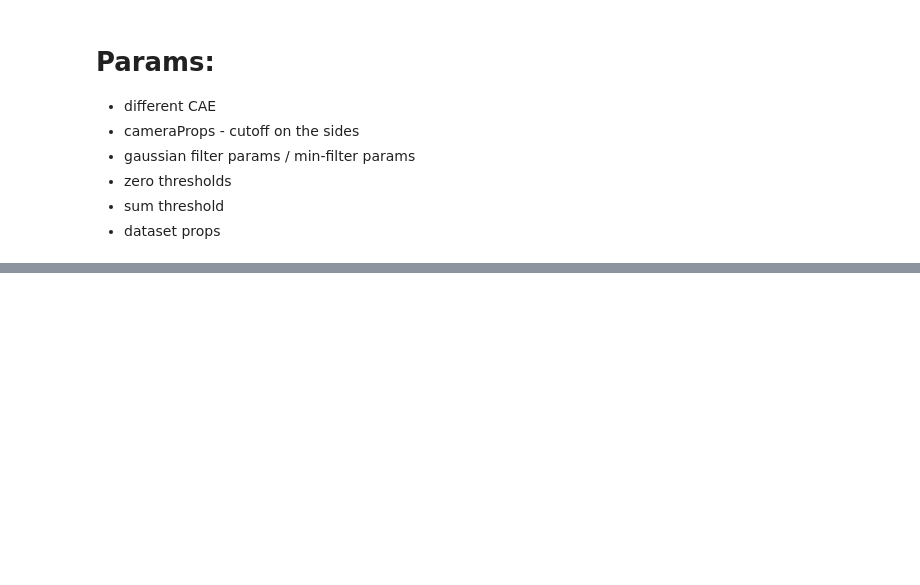
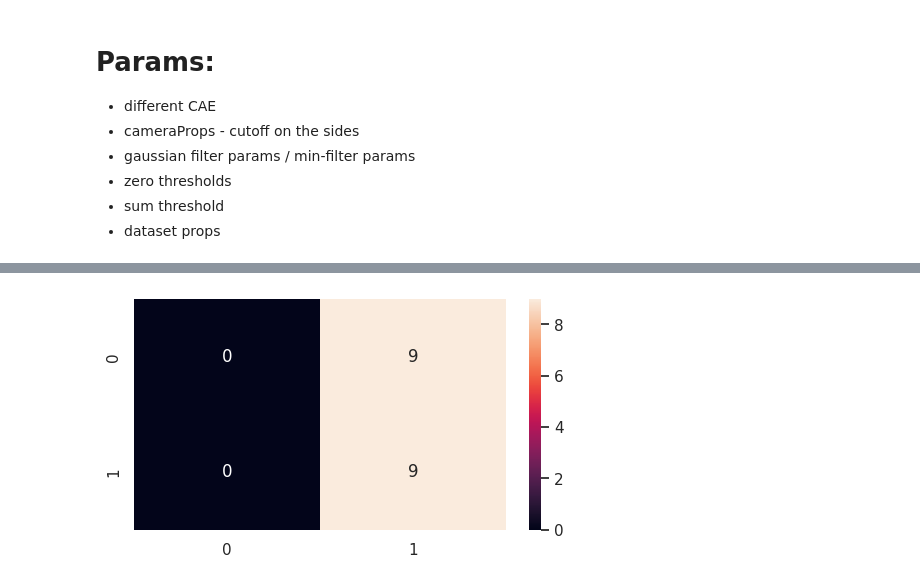
Before and after one commit to klusertim/heronWorkspace, a Jupyter notebook: classifier/basicClassifier.ipynb, the cells around one changed output, grey strips where cells are left out. Saved outputs shown, nothing was run; the diff lists cells and outputs as text; code cells hidden in the pictures; blank space fills up the shorter version.

```diff
--- a/classifier/basicClassifier.ipynb
+++ b/classifier/basicClassifier.ipynb
@@ -49,6 +102,0 @@ caePath = '/data/tim/heronWorkspace/logs/CAEV1/version_3/checkpoints/epoch=49-st
-# %%
-
-for params in sampler:
-    dataset = DatasetThreeConsecutive(cameras=params["cameras"], **loaderParams)
-    print(f'Length of dataset: {len(dataset)}')
-    # loader = DataLoader(dataset, batch_size=16, shuffle=False, num_workers=2)
@@ -72,0 +103,6 @@ Length of dataset: 3
+# %%
+def min_filter(tensor, kernel_size=3):
+    # Unfold the tensor into sliding local blocks
+    unfolded = tensor.unfold(2, kernel_size, 1).unfold(3, kernel_size, 1)
+    # Compute the minimum in each of these blocks
+    return unfolded.min(dim=-1)[0].min(dim=-1)[0]
@@ -72,0 +130,73 @@ Length of dataset: 3
+# %%
+#TODO: include camerProps
+
+# confMat = ConfusionMatrix(task="binary", num_classes=2)
+unnorm = UnNormalize(mean=0.5, std=0.5)
+
+for params in sampler:
+    dataset = DatasetThreeConsecutive(cameras=params["cameras"], resize_to=CAEV1.imsize, **loaderParams)
+    print(f'Length of dataset: {len(dataset)}')
+    print(params)
+    dataLoader = DataLoader(dataset, batch_size=8, shuffle=False, num_workers=2)
+
+    blur = GaussianBlur(kernel_size=5, sigma=3) #TODO: make this a parameter
+    lossFn = F.mse_loss if params["lossFn"] == "MSE" else F.l1_loss
+    vals = []
+    for (imArr, lblArr, camera, ImagePath) in dataLoader:
+        isTrainingCamera = camera in caeLoaded.hparams.cameras
+        prevImg = imArr[0] #alwasy #batch_size images
+        currImg = imArr[1]
+        nextImg = imArr[2]
+
+        prevPred, currPred, nextPred = [unnorm(caeLoaded(x.to(caeLoaded.device))) for x in [prevImg, currImg, nextImg]]
+        prevImg, currImg, nextImg = [unnorm(x) for x in [prevImg, currImg, nextImg]]
+
+        prevImgBlurred, currImgBlurred, nextImgBlurred = [blur.forward(x).to(prevPred.device) for x in [prevImg, currImg, nextImg]]
+
+        prevImd, currImd, nextImd = [torch.sum(F.mse_loss(imgBlurred, pred, reduction='none'), dim=1) for imgBlurred, pred in zip([prevImgBlurred, currImgBlurred, nextImgBlurred], [prevPred, currPred, nextPred])]
+
+        prevToCurrImd = torch.clamp(torch.sub(currImd, prevImd), min= 0)
+        nextToCurrImd = torch.clamp(torch.sub(currImd, nextImd), min= 0)
+
+        prevNextCurrImd = torch.div(torch.add(prevToCurrImd, nextToCurrImd), 2)
+
+        prevNextCurrImdMin = min_filter(prevNextCurrImd, kernel_size=3)
+
+        prevNextCurrImdMin.clamp_(min=params["zeroThreshold"])
+
+        sumPrevNextCurrImdMin = torch.div(torch.sum(prevNextCurrImdMin, dim=(1, 2)), 255)
+        predictions = (sumPrevNextCurrImdMin> params["sumThreshold"]).to(torch.int)
+
+        for i in range(len(predictions)):
+            vals.append([lblArr[i].item(), predictions[i].item(), sumPrevNextCurrImdMin[i].item()])
+        #     dfNew = pd.DataFrame(columns=columns, )
+        #     dfNew = df.append(dict(zip(columns, [lblArr[i].item(), predictions[i].item(), ImagePath[i], includeCameraProps, checkPoint, isTrainingCamera] + list(loaderParams.values()) + list(params.values()))), ignore_index=True)
+
+        # df.to_csv(f"/data/tim/heronWorkspace/caeTestData/{fileName}.csv", index=False)
+
+        # print(predictions)
+        # print(prevNextCurrImdMin.shape)
+        # print(torch.max(prevNextCurrImdMin))
+        # print(imArr[0].shape)
+        # print(len(imArr))
+        # print(len(lblArr))
+
+    # confMat
+    vals = np.array(vals)
+    print(vals)
+    # print(vals[:, 0])
+    # print(vals[:, 1])
+    confMat = confusion_matrix(vals[:, 0], vals[:,1])
+    plt.figure(figsize = (6,3))
+    sns.heatmap(confMat, annot=True)
+    plt.show()
+    vals = []
+
+
+
+# confusionMatrix
+confMat = confusion_matrix(df["trueLbl"], df["predictedLbl"])
+plt.figure(figsize = (6,3))
+sns.heatmap(confMat, annot=True)
+plt.show()
+# %% [output]
@@ -72,0 +223 @@ Length of dataset: 3
+[figure, added]
```
Also changed, not shown: parts of 6 cells of this notebook, 5 other files.
